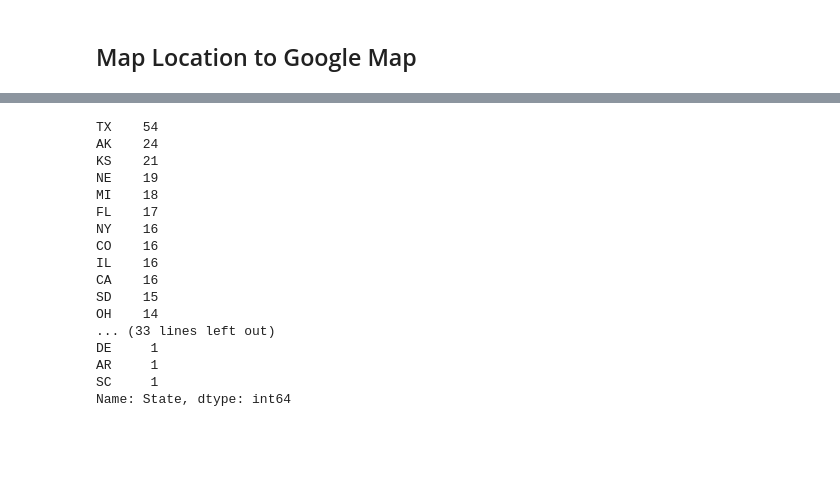
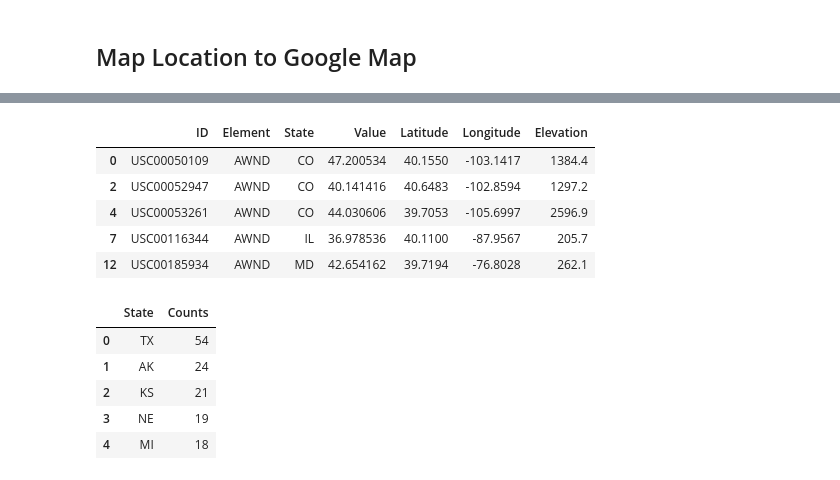
Before and after one commit to vienvo/AlternativeEnergy, a Jupyter notebook: notebooks/Vien/vvo_working_file.ipynb, the cells around one changed output, grey strips where cells are left out. Saved outputs shown, nothing was run; the diff lists cells and outputs as text; code cells hidden in the pictures; blank space fills up the shorter version.

```diff
--- a/notebooks/Vien/vvo_working_file.ipynb
+++ b/notebooks/Vien/vvo_working_file.ipynb
@@ -139,23 +183,28 @@ fig.add_layer(heat_layer)
 fig
 # %% [output]
 [interactive output not drawn]
-# %%
-suitable_winds['State'].value_counts()
-# %% [output]
-TX    54
-AK    24
-KS    21
-NE    19
-MI    18
-FL    17
-NY    16
-CO    16
-IL    16
-CA    16
-SD    15
-OH    14
-... (33 lines left out)
-DE     1
-AR     1
-SC     1
-Name: State, dtype: int64
+# %%
+suitable_winds.head()
+# %% [output]
+|  | ID | Element | State | Value | Latitude | Longitude | Elevation |
+| 0 | USC00050109 | AWND | CO | 47.200534 | 40.1550 | -103.1417 | 1384.4 |
+| 2 | USC00052947 | AWND | CO | 40.141416 | 40.6483 | -102.8594 | 1297.2 |
+| 4 | USC00053261 | AWND | CO | 44.030606 | 39.7053 | -105.6997 | 2596.9 |
+| 7 | USC00116344 | AWND | IL | 36.978536 | 40.1100 | -87.9567 | 205.7 |
+| 12 | USC00185934 | AWND | MD | 42.654162 | 39.7194 | -76.8028 | 262.1 |
+# %%
+# Create list of suitable states
+states_df = suitable_winds['State'].value_counts()
+states_df = states_df.reset_index()
+#headers = ['State', 'Counts']
+#states_df = states_df[headers]
+states_df = states_df.rename(columns={'State':'Counts'})
+states_df = states_df.rename(columns={'index':'State'})
+states_df.head()
+# %% [output]
+|  | State | Counts |
+| 0 | TX | 54 |
+| 1 | AK | 24 |
+| 2 | KS | 21 |
+| 3 | NE | 19 |
+| 4 | MI | 18 |
```
Also changed, not shown: parts of 8 cells of this notebook.
